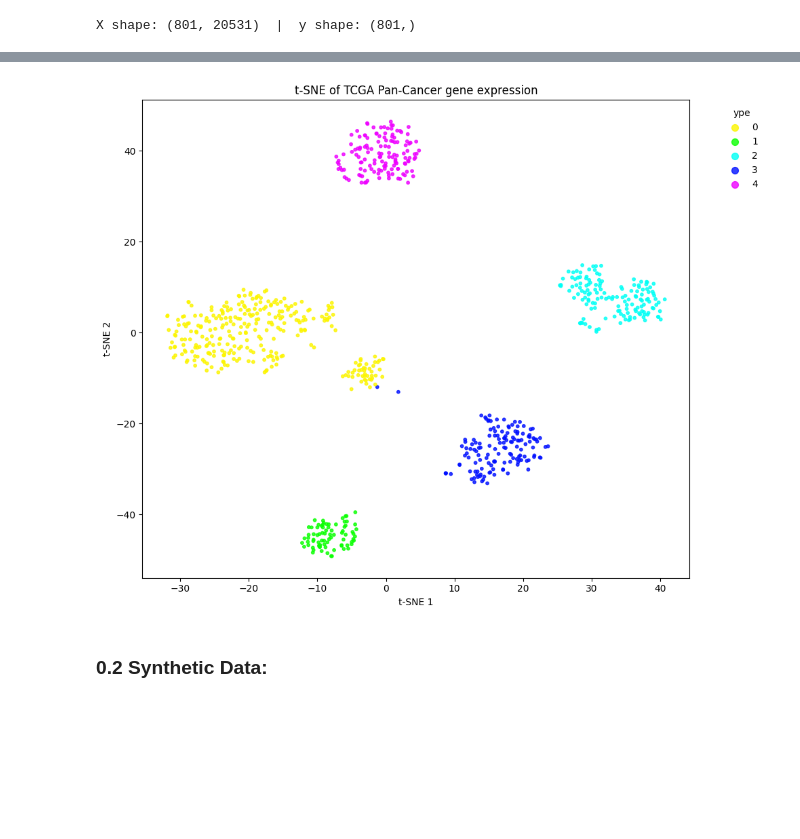
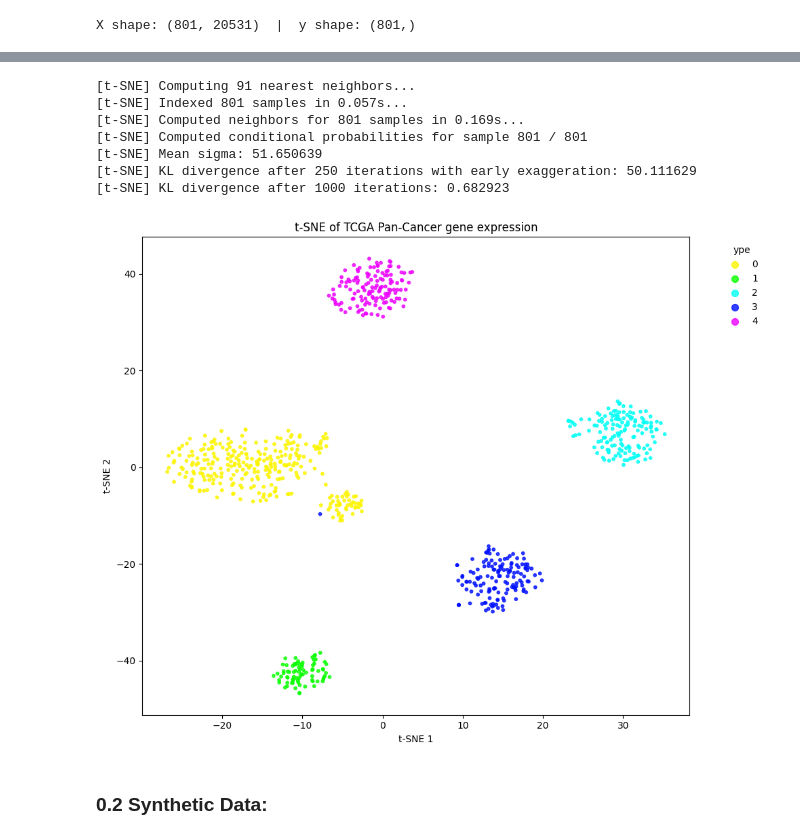
Before and after one commit to DataSlingers/CARVE, a Jupyter notebook: SketchV2_Lecture.ipynb, the cells around one changed output, grey strips where cells are left out. Cells and saved outputs as stored; diff of their text form; code cells hidden in the pictures; blank space fills up the shorter version.

Commit message:
implemented scanpy validation and visualizations

```diff
--- a/SketchV2_Lecture.ipynb
+++ b/SketchV2_Lecture.ipynb
@@ -100,0 +89,34 @@ X_tsne = tsne.fit_transform(X_pca)
+# %%
+pca = PCA(n_components=2, random_state=RANDOM_SEED)
+X_pca = pca.fit_transform(X)
+
+unique_labels = np.unique(y)
+n_labels = len(unique_labels)
+palette = sns.color_palette("tab10", n_labels)
+color_dict = {lab: palette[i] for i, lab in enumerate(unique_labels)}
+colors = [color_dict[lab] for lab in y]
+
+fig, ax = plt.subplots(figsize=(10, 8))
+scatter = ax.scatter(
+    X_pca[:, 0], X_pca[:, 1],
+    c=colors,
+    s=10,
+    alpha=0.8
+)
+
+for lab in unique_labels:
+    ax.scatter([], [], c=[color_dict[lab]], label=str(lab), s=50, alpha=0.8)
+
+ax.legend(
+    title="true labels",
+    bbox_to_anchor=(1.05, 1),
+    loc="upper left",
+    ncol=1,
+    frameon=False
+)
+
+ax.set_title("PCA of TCGA Pan-Cancer gene expression")
+ax.set_xlabel("PCA 1")
+ax.set_ylabel("PCA 2")
+plt.tight_layout()
+plt.show()
@@ -101,35 +125,45 @@ X_tsne = tsne.fit_transform(X_pca)
 # %%
+tsne = TSNE(n_components=2, random_state=RANDOM_SEED, verbose=1, perplexity=30)
+X_tsne = tsne.fit_transform(X)
+
 unique_labels = np.unique(y)
 n_labels = len(unique_labels)
 palette = sns.color_palette("hsv", n_labels)
 color_dict = {lab: palette[i] for i, lab in enumerate(unique_labels)}
 colors = [color_dict[lab] for lab in y]
 
 fig, ax = plt.subplots(figsize=(10, 8))
 scatter = ax.scatter(
     X_tsne[:, 0], X_tsne[:, 1],
     c=colors,
     s=10,
     alpha=0.8
 )
 
 for lab in unique_labels:
     ax.scatter([], [], c=[color_dict[lab]], label=str(lab), s=50, alpha=0.8)
 ax.legend(
     title="ype",
     bbox_to_anchor=(1.05, 1),
     loc="upper left",
     ncol=1,
     frameon=False
 )
 
 ax.set_title("t-SNE of TCGA Pan-Cancer gene expression")
 ax.set_xlabel("t-SNE 1")
 ax.set_ylabel("t-SNE 2")
 plt.tight_layout()
 plt.show()
 # %% [output]
+[t-SNE] Computing 91 nearest neighbors...
+[t-SNE] Indexed 801 samples in 0.057s...
+[t-SNE] Computed neighbors for 801 samples in 0.169s...
+[t-SNE] Computed conditional probabilities for sample 801 / 801
+[t-SNE] Mean sigma: 51.650639
+[t-SNE] KL divergence after 250 iterations with early exaggeration: 50.111629
+[t-SNE] KL divergence after 1000 iterations: 0.682923
-[figure, old version]
+[figure, new version]
 # %% [markdown]
 ### 0.2 Synthetic Data:
 # %%
```
Also changed, not shown: parts of 21 cells of this notebook, 1 other file.
